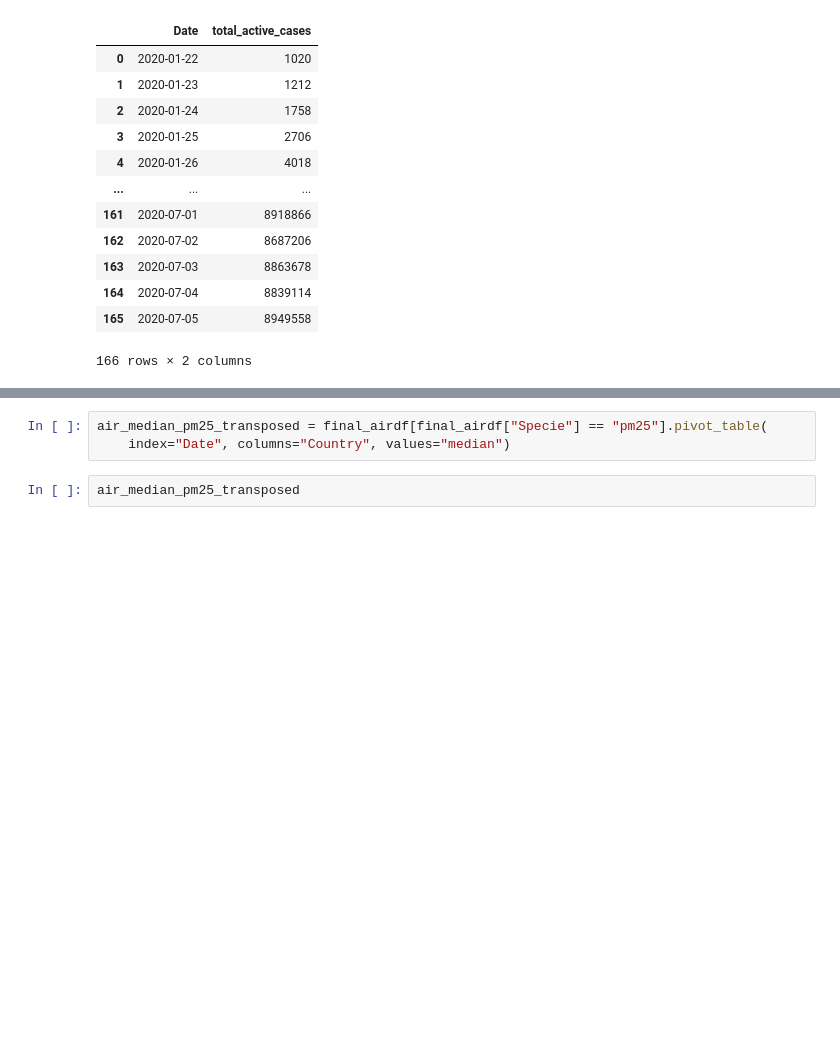
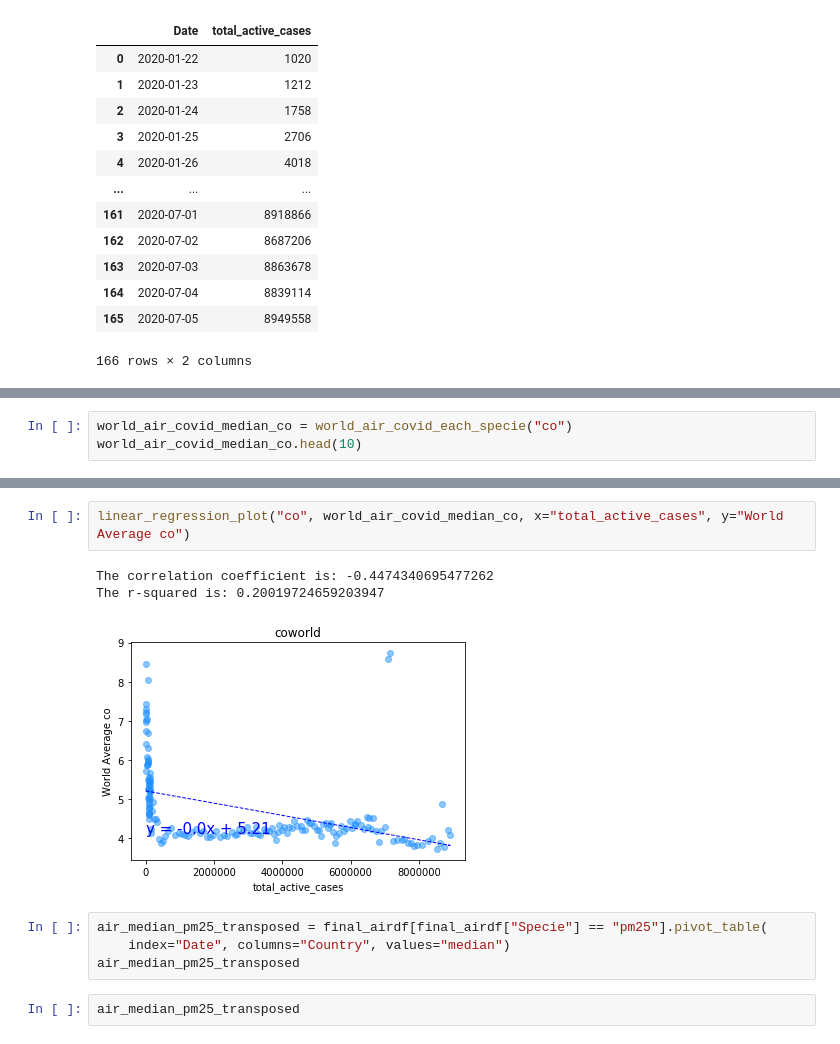
Before and after one commit to poojaisabelle/Project-One, a Jupyter notebook: data_exploration_cleanup_MASTER.ipynb, the cells around one changed output, grey strips where cells are left out. Cells and saved outputs as stored; diff of their text form; blank space fills up the shorter version.

```diff
--- a/data_exploration_cleanup_MASTER.ipynb
+++ b/data_exploration_cleanup_MASTER.ipynb
@@ -1306,0 +1338,3 @@ final_airdf.head()
+# %%
+world_air_covid_median_co = world_air_covid_each_specie("co")
+world_air_covid_median_co.head(10)
@@ -1307,6 +1378,13 @@ final_airdf.head()
+# %%
+linear_regression_plot("co", world_air_covid_median_co, x="total_active_cases", y="World Average co")
+# %% [output]
+The correlation coefficient is: -0.4474340695477262
+The r-squared is: 0.20019724659203947
+[figure, added]
 # %%
 air_median_pm25_transposed = final_airdf[final_airdf["Specie"] == "pm25"].pivot_table(
     index="Date", columns="Country", values="median")
+air_median_pm25_transposed
 # %%
 air_median_pm25_transposed
 # %% [output]
```
Also changed, not shown: parts of 9 cells of this notebook, 2 other files.
